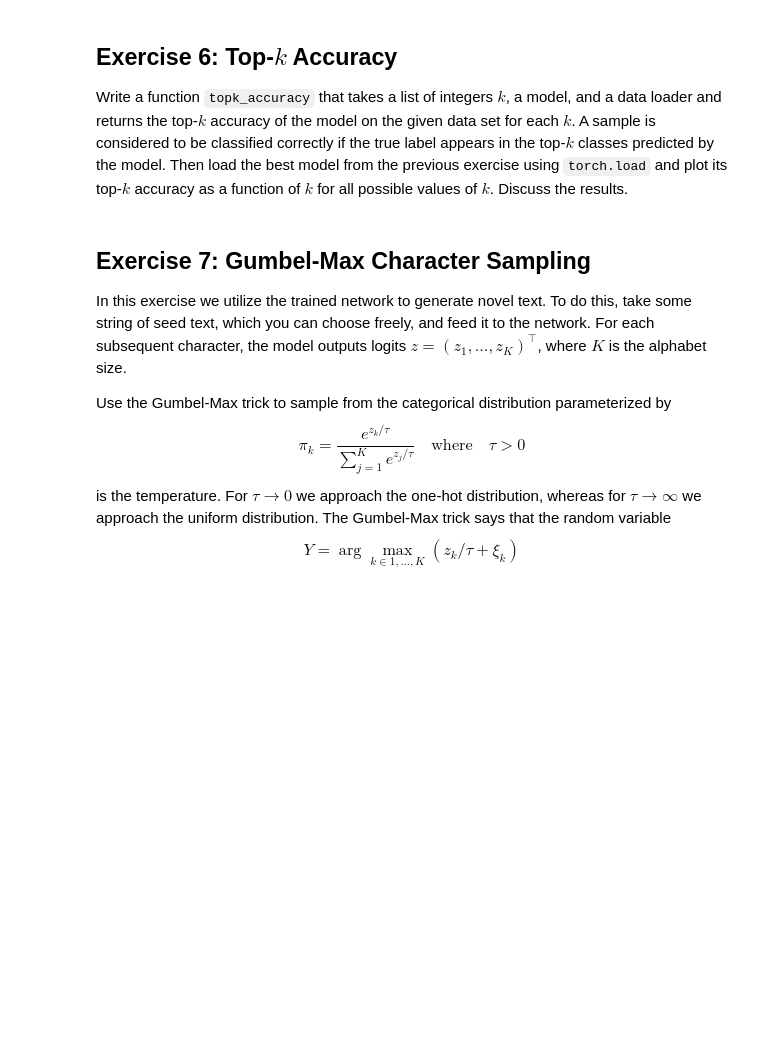
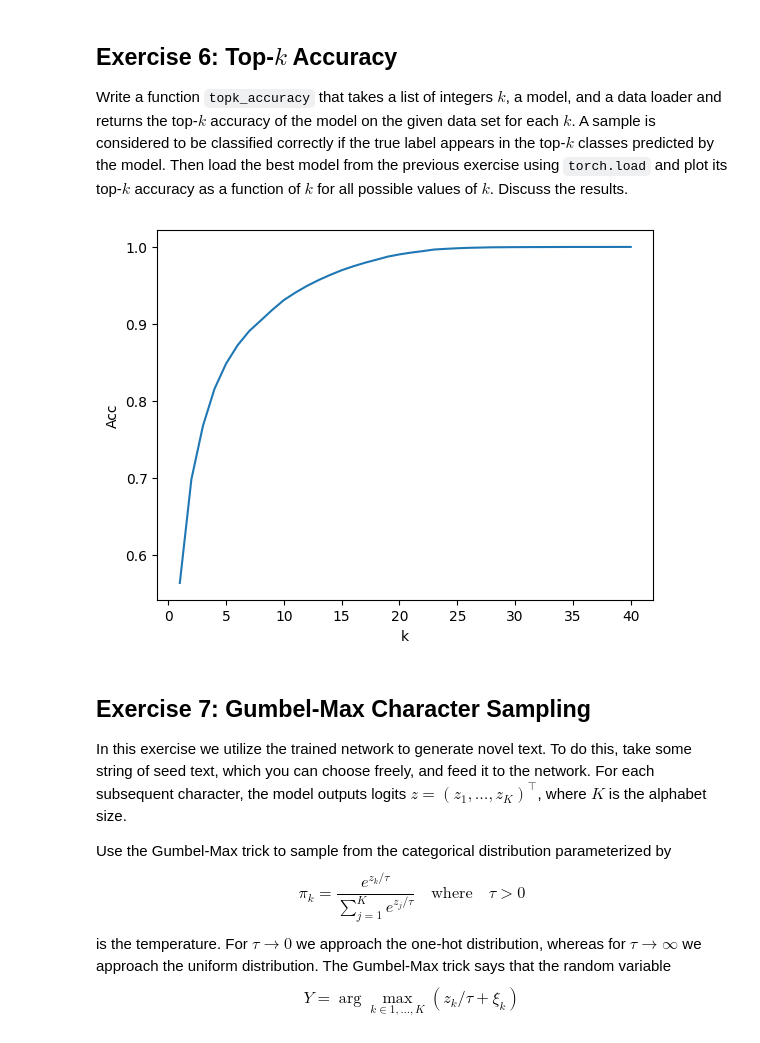
Before and after one commit to bogdankhamelyuk/JKU_MS_AI, a Jupyter notebook: lstm&rnn/A3_K51906380.ipynb, the cells around one changed output. Saved outputs shown, nothing was run; the diff lists cells and outputs as text; code cells hidden in the pictures; blank space fills up the shorter version.

```diff
--- a/lstm&rnn/A3_K51906380.ipynb
+++ b/lstm&rnn/A3_K51906380.ipynb
@@ -26,3 +42,20 @@ import torch
 from torch.utils.data import Dataset
 
 ########## YOUR SOLUTION HERE ##########
+class TextDataset(Dataset):
+    def __init__(self, path, l):
+        self.l = l
+        with open(path, 'rb') as f:
+            self.text = f.read().decode('utf-8')
+
+        self.text = encoder(self.text)
+
+    def __len__(self):
+        return len(self.text) // self.l
+
+    def __getitem__(self, idx):
+        start = idx * self.l
+        end = start + self.l
+        input_sequence = self.text[start:end]
+        target_sequence = self.text[start+1:end+1]
+        return input_sequence, target_sequence
@@ -64,7 +245,34 @@ num_epochs = 100
 
 Write a function `topk_accuracy` that takes a list of integers $k$, a model, and a data loader and returns the top-$k$ accuracy of the model on the given data set for each $k$. A sample is considered to be classified correctly if the true label appears in the top-$k$ classes predicted by the model. Then load the best model from the previous exercise using `torch.load` and plot its top-$k$ accuracy as a function of $k$ for all possible values of $k$. Discuss the results.
 # %%
-########## YOUR SOLUTION HERE ##########
+def topk_accuracy(k, model, dataloader):
+  model.eval()
+
+  correct = 0
+  total = 0
+
+  with torch.no_grad():
+    for input_sequences, target_sequences in dataloader:
+        logits = model(input_sequences)
+        _, topk = logits.topk(k, dim=2)
+        correct += topk.eq(target_sequences.unsqueeze(-1)).sum().item()
+        total += target_sequences.numel()
+
+  return correct / total
+
+model = torch.load("best_model.pt")
+encoder = Encoder('abcdefghijklmnopqrstuvwxyz0123456789 .!?')
+val_data = TextDataset(r"trump_val.txt", sequence_length)
+test_dataloader = torch.utils.data.DataLoader(val_data, batch_size = batch_size)
+k_values = range(1, len(encoder.alphabet) + 1)
+accuracies = [topk_accuracy(k, model, test_dataloader) for k in k_values]
+
+plt.plot(k_values, accuracies)
+plt.xlabel("k")
+plt.ylabel("Acc")
+plt.show()
+# %% [output]
+[figure, added]
 # %% [markdown]
 ## Exercise 7: Gumbel-Max Character Sampling
 
```
Also changed, not shown: parts of 6 cells of this notebook, 8 other files.
